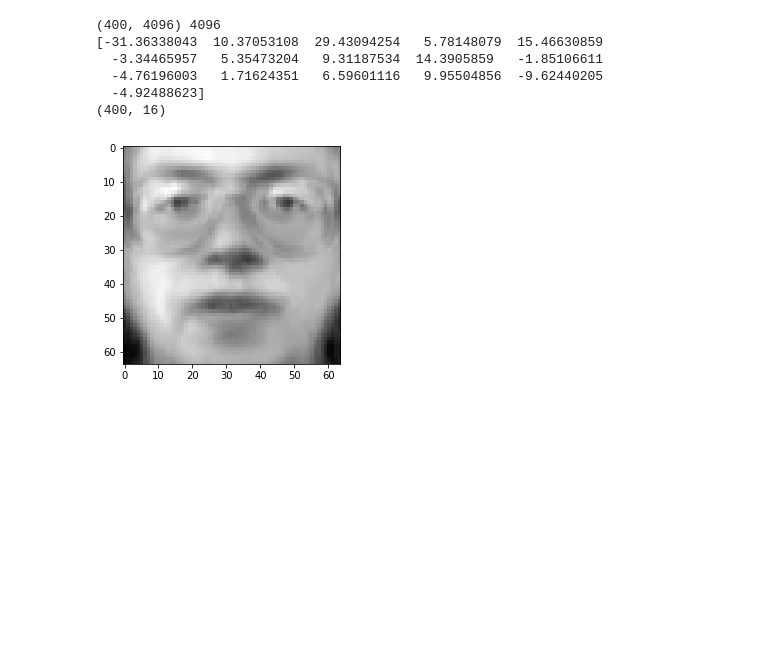
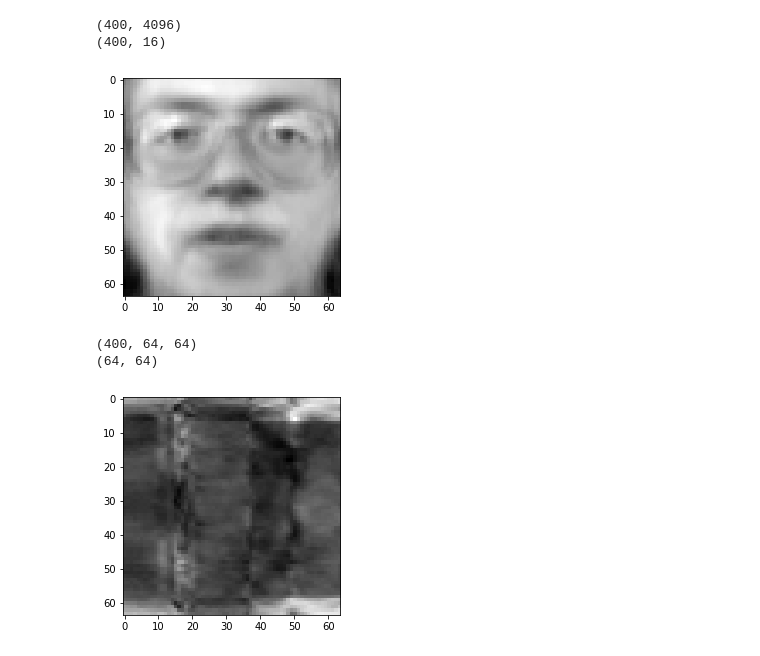
Before and after one commit to ishan-modi/image-reconstruction, a Jupyter notebook: image_reconstruction.ipynb, the cells around one changed output. Saved outputs shown, nothing was run; the diff lists cells and outputs as text; code cells hidden in the pictures; blank space fills up the shorter version.

```diff
--- a/image_reconstruction.ipynb
+++ b/image_reconstruction.ipynb
@@ -48,12 +76,13 @@ print(shape)
 data=data.reshape(shape[0],shape[1]*shape[2])
 
 data = zscore(data.reshape(shape[0],shape[1]*shape[2]))
-base_faces_dict = pca(data,shape)
+matrix=cov(data)
 
-################## Using Library ##########################
+base_faces_dict = pca(matrix,shape)
+
+########## Using Library ###########
 
 pca = PCA(n_components = 16)
-matrix = np.dot(data.T,data)/shape[0]
 temp=pca.fit(matrix)
 base_faces_pca=pca.components_
 print(pca.explained_variance_ratio_)
@@ -66,4 +94,0 @@ print(pca.explained_variance_ratio_)
-# %%
-base_faces=[base_faces_dict[i] for i in base_faces_dict]
-for i in range(16):
-    show_img(base_faces[i])
@@ -84,15 +95,36 @@ for i in range(16):
 # %%
-print(data.shape, len(base_faces))
+base_faces=[base_faces_dict[i] for i in base_faces_dict]
+print(data.shape)
 alphas = find_alphas(data,base_faces[:16])
-print(alphas[10])
 print(alphas.shape)
 number = int(input("Enter face number"))
 reconstruction(alphas[number],base_faces[:16])
 # %% [output]
-(400, 4096) 4096
-[-31.36338043  10.37053108  29.43094254   5.78148079  15.46630859
-  -3.34465957   5.35473204   9.31187534  14.3905859   -1.85106611
-  -4.76196003   1.71624351   6.59601116   9.95504856  -9.62440205
-  -4.92488623]
+(400, 4096)
 (400, 16)
 [figure]
+# %%
+olivetti = fetch_olivetti_faces()
+
+data = olivetti.images
+shape=data.shape
+print(shape)
+
+data = zscore(data.reshape(shape[0],shape[1]*shape[2]))
+data=data.reshape(shape)
+
+for i in data[:1]:
+    matrix = np.zeros(shape[1:])
+    U,V,sigma = svd(i)
+    U = np.asarray(U)
+    V=np.asarray(V)
+    print(sigma.shape)
+    for j in range(len(sigma)):
+        temp=U[j]*sigma[j,j]
+        matrix+=np.dot(temp.reshape(-1,1),V[j].reshape(1,-1))
+
+    show_img(matrix)
+# %% [output]
+(400, 64, 64)
+(64, 64)
+[figure, added]
```
Also changed, not shown: parts of 4 cells of this notebook.
